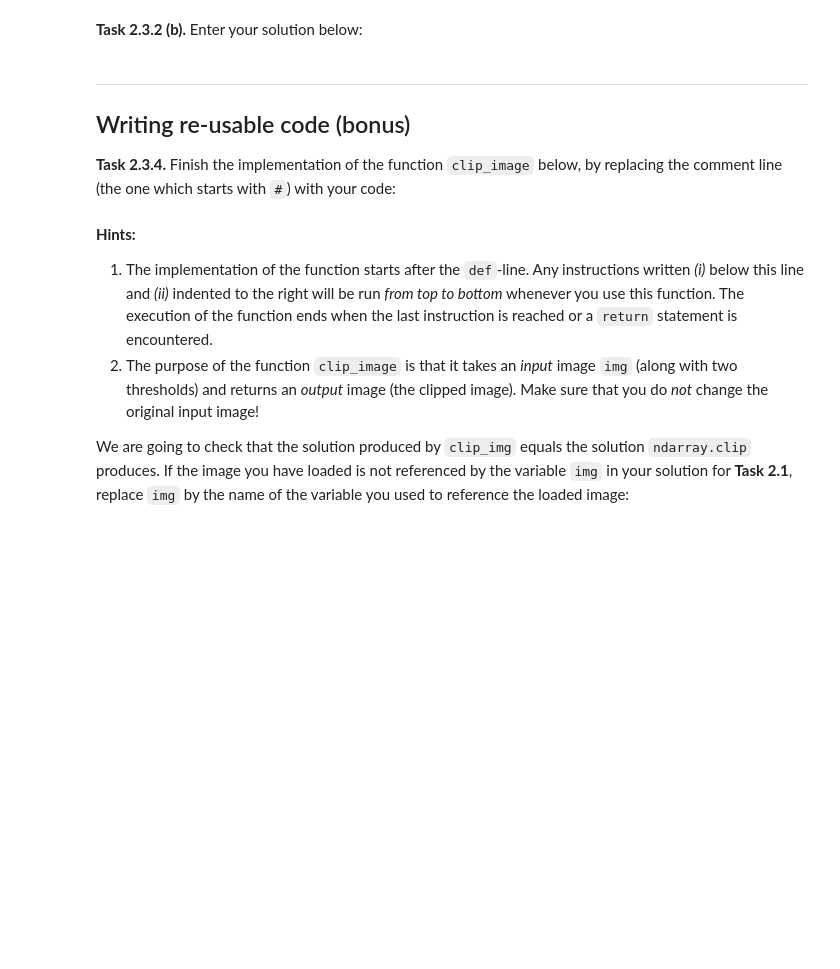
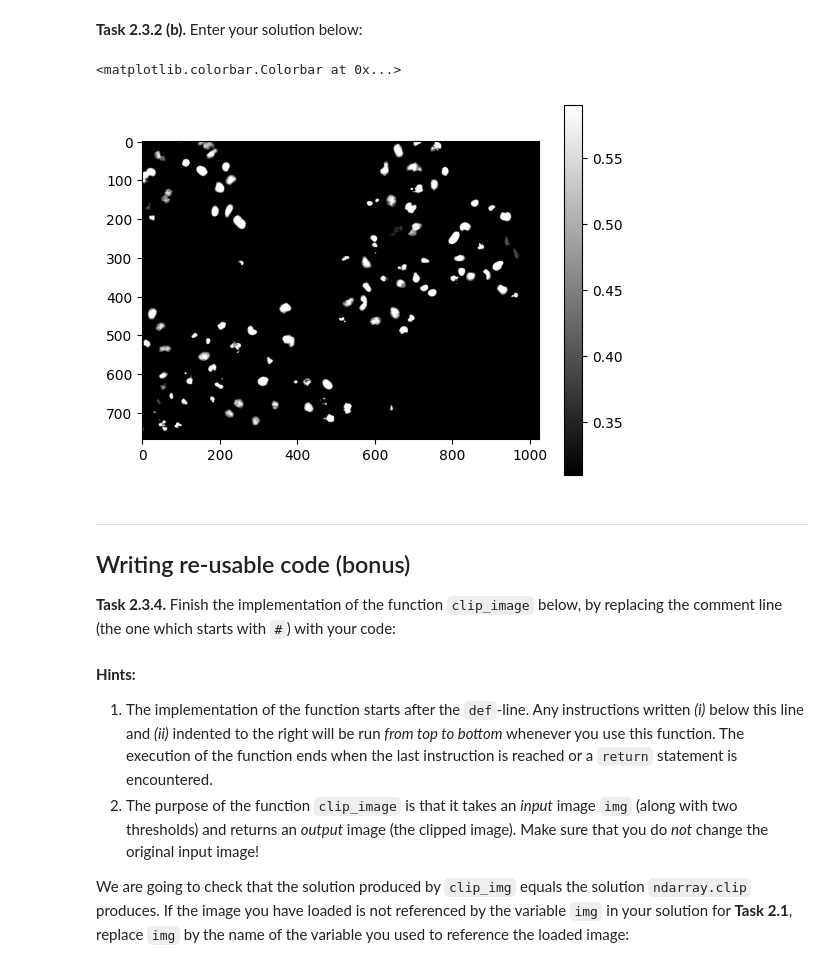
Before and after one commit to UweBuchwaldo/mobi-fs3-python, a Jupyter notebook: task2.ipynb, the cells around one changed output. Saved outputs shown, nothing was run; the diff lists cells and outputs as text; code cells hidden in the pictures; blank space fills up the shorter version.

```diff
--- a/task2.ipynb
+++ b/task2.ipynb
@@ -53,5 +73,17 @@ T2 = 0.59
 # %% [markdown]
 **<a id="#">Task 2.3.2 (b).</a>** Enter your solution below:
+# %%
+s_image = img
+for l in numpy.ndindex(img.shape):
+    if img[l[0], l[1]] < T1:
+        s_image[l[0], l[1]] = T1
+    elif img[l[0], l[1]] > T2:
+        s_image[l[0], l[1]] = T2
+plt.imshow(s_image ,'grey')
+plt.colorbar()
+# %% [output]
+<matplotlib.colorbar.Colorbar at 0x...>
+[figure, added]
 # %% [markdown]
 ---
 
```
Also changed, not shown: parts of 2 cells of this notebook, 1 other file.
